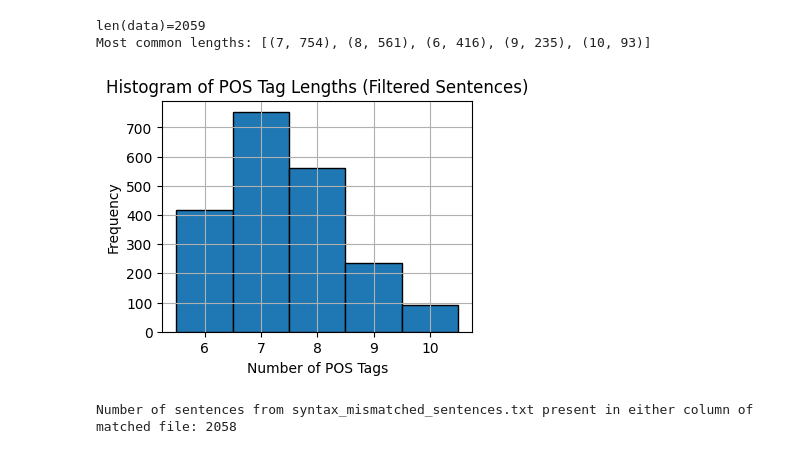
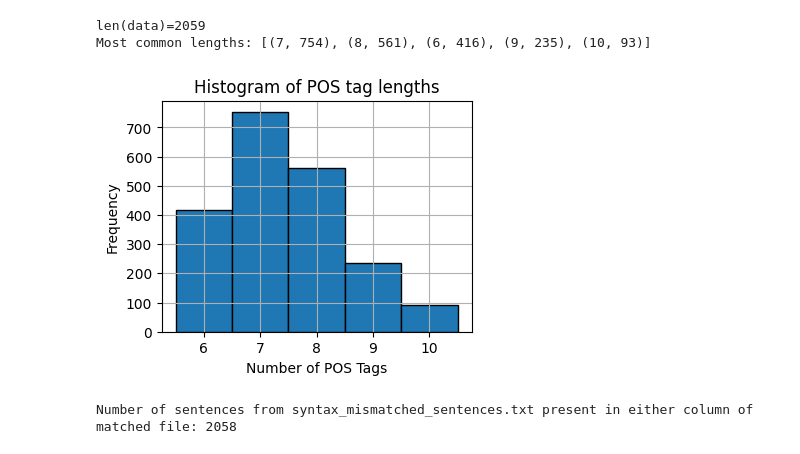
Before and after one commit to acevedo-s/syn-sem, a Jupyter notebook: datasets/txt/syn/second/mismatching/english/preprocessing.ipynb, the cells around one changed output. Drawn from its saved outputs; the diff is of its cells as text; code cells hidden in the pictures.

Commit message:
figures

```diff
--- a/datasets/txt/syn/second/mismatching/english/preprocessing.ipynb
+++ b/datasets/txt/syn/second/mismatching/english/preprocessing.ipynb
@@ -20,36 +20,37 @@ with open(f"{path0}{filename}", "r") as f:
             sentence1, sentence2, tags1, tags2, word_overlap = parts
             try:
                 if (
                     float(word_overlap) < threshold and
                     len(tags1.split()) == len(tags2.split())
                 ):
                     length = len(tags1.split())
                     lengths.append(length)
                     data.append((sentence1, sentence2, tags1, tags2, word_overlap))
                     processed += 1
             except ValueError:
                 continue
 
 # Count frequencies of lengths
 length_counts = Counter(lengths)
 
 print(f'{len(data)=}')
 
 # Print most common lengths
 print("Most common lengths:", length_counts.most_common(10))
 
 # Plot histogram
-plt.figure(figsize=(4, 3))
+fig,ax = plt.subplots(figsize=(4, 3))
 plt.hist(lengths, bins=range(min(lengths), max(lengths) + 2), edgecolor='black', align='left')
-plt.title("Histogram of POS Tag Lengths (Filtered Sentences)")
+plt.title("Histogram of POS tag lengths")
 plt.xlabel("Number of POS Tags")
 plt.ylabel("Frequency")
 plt.grid(True)
+fig.savefig(f'length_frequencies.pdf')
 plt.show()
 # %% [output]
 len(data)=2059
 Most common lengths: [(7, 754), (8, 561), (6, 416), (9, 235), (10, 93)]
-[figure, old version]
+[figure, new version]
 # %%
 with open(f"{path0}sentences0.txt", "w") as f1, \
     open(f"{path0}sentences1.txt", "w") as f2:
```
Also changed, not shown: parts of 1 cell of this notebook, 10 other files.
